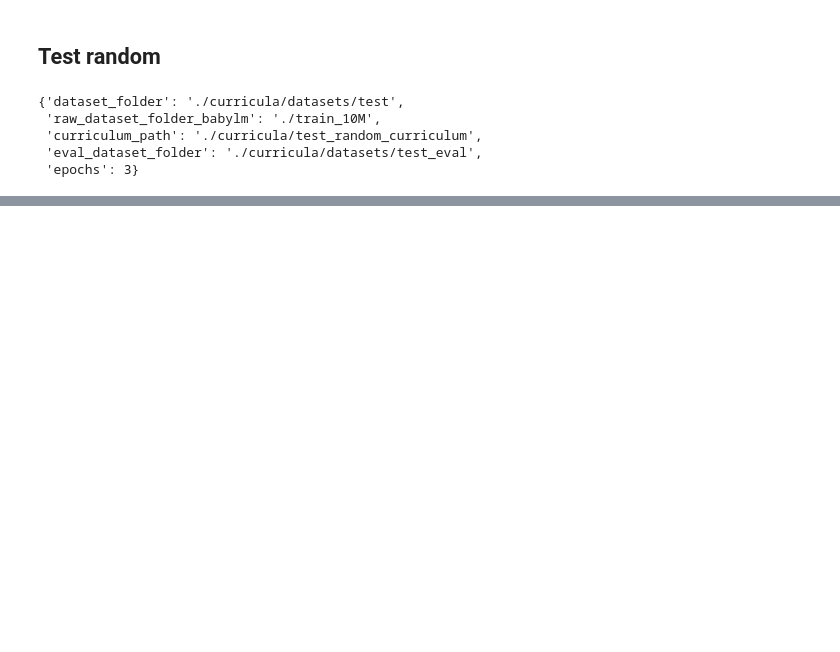
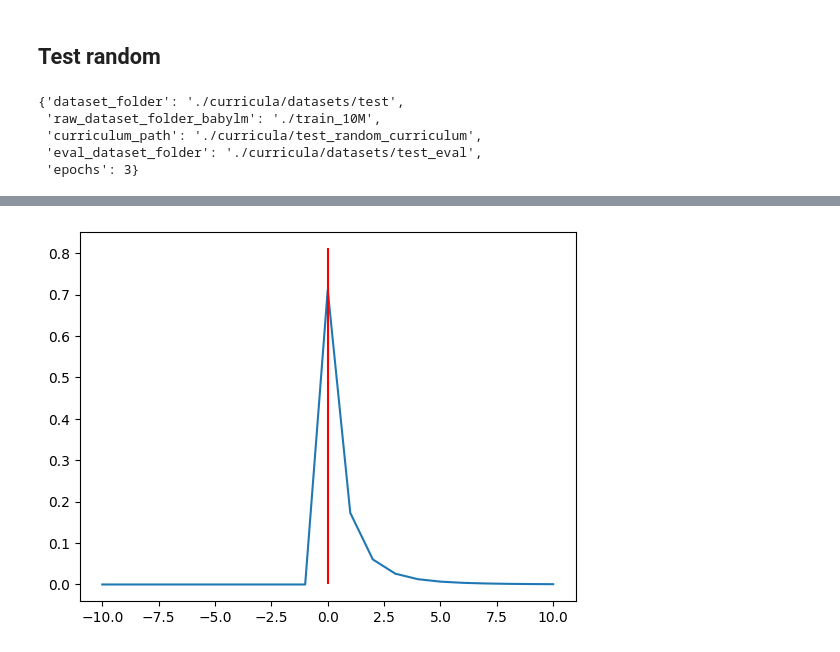
Before and after one commit to loris3/babylm, a Jupyter notebook: curricula.ipynb, the cells around one changed output, grey strips where cells are left out. Cells and saved outputs as stored; diff of their text form; code cells hidden in the pictures; blank space fills up the shorter version.

```diff
--- a/curricula.ipynb
+++ b/curricula.ipynb
@@ -205,0 +355,18 @@ args
+# %%
+import torch
+torch.manual_seed(0)
+ind_to_replace_with_noise = torch.randperm(int(len(dataset)*args["proportion_noise"]))
+dl = dataset.to_list()
+for i in ind_to_replace_with_noise:
+    dl[i] = replace_with_noise(dl[i])
+from collections import ChainMap
+
+
+dataset = datasets.Dataset.from_dict({k: [line[k] for line in dl] for k in dl[0]})
+dataset = dataset.shuffle()
+dataset.save_to_disk(args["dataset_folder"])
+random_order = torch.stack([torch.randperm(len(dataset)) for _ in range(0,args["epochs"])])
+torch.save(random_order, args["curriculum_path"])
+with open("./configs/random_10M_2024_noisy", 'w') as f:
+    json.dump(args, f)
+args
@@ -242,0 +423,72 @@ args
+# %%
+import numpy as np
+import numpy as np
+import matplotlib.pyplot as plt
+
+from scipy.stats import norm
+from scipy.stats import f
+from scipy.stats import lognorm
+
+
+import json
+import os
+import pandas as pd
+import torch
+import datasets
+from datasets import load_dataset
+
+
+
+def gaussian_filter(size, **args):
+    indices = np.arange(-size, size+1, 1)
+    weights =  norm.pdf(indices, **args)
+    return weights# / np.sum(weights)
+
+
+def f_filter(size, **args):
+    indices = np.arange(-size, size+1, 1)
+    print(indices)
+    weights = f.pdf(indices+1, **args)
+    return weights# / np.sum(weights)
+def lognorm_filter(size, **args):
+    #print(args)
+    indices = np.arange(-size, size+1, 1)
+    #print(indices)
+    weights = lognorm.pdf(indices+1, **args)
+    return weights / np.sum(weights)
+
+
+
+with open("./configs/random_10M_2024") as f:
+    config = json.load(f)
+    print(config)
+config["influence_output_dir"] = os.path.join("./influence", os.path.basename(config["curriculum_path"]))
+dataset = datasets.load_from_disk(config["dataset_folder"])
+df = pd.DataFrame({int(result_checkpoint): torch.load(os.path.join(config["influence_output_dir"],result_checkpoint),weights_only=True,map_location="cpu").numpy().flatten() for result_checkpoint in os.listdir(config["influence_output_dir"])})
+df.sort_index(axis=1)
+
+df = df.reindex(sorted(df.columns, reverse=False), axis=1)
+influence_cols = df.columns
+df["total"] = df.sum(axis=1)
+df[["text", "source"]] = dataset.to_pandas()
+df["document_lenght"] = df["text"].str.split(r"\S+").str.len()
+
+
+
+
+def reweight_df(df, influence_cols, filter_weights):
+    scores = pd.DataFrame(np.apply_along_axis(lambda m: np.convolve(m,filter_weights, mode="valid")[1:-1], axis=1, arr=df[influence_cols].to_numpy()))
+    scores.columns = influence_cols
+    df_reweighted = df.copy()
+    df_reweighted[influence_cols] = scores
+    df_reweighted["total"] = df_reweighted[influence_cols].sum(axis=1)
+    return df_reweighted
+
+
+
+filter_weights = lognorm_filter(len(influence_cols), s=1, loc=0, scale=0.5)
+plt.plot(np.arange(-len(influence_cols),len(influence_cols)+1, 1),filter_weights)
+plt.vlines([0], ymin=0, ymax=max(filter_weights)+0.1, colors=["red"])
+df_reweighted = reweight_df(df, influence_cols, lognorm_filter(len(influence_cols), s=1, loc=0, scale=0.5))
+display(df_reweighted)
+# %% [output]
@@ -242,0 +509 @@ args
+[figure, added]
```
Also changed, not shown: parts of 28 cells of this notebook, 2 other files.
